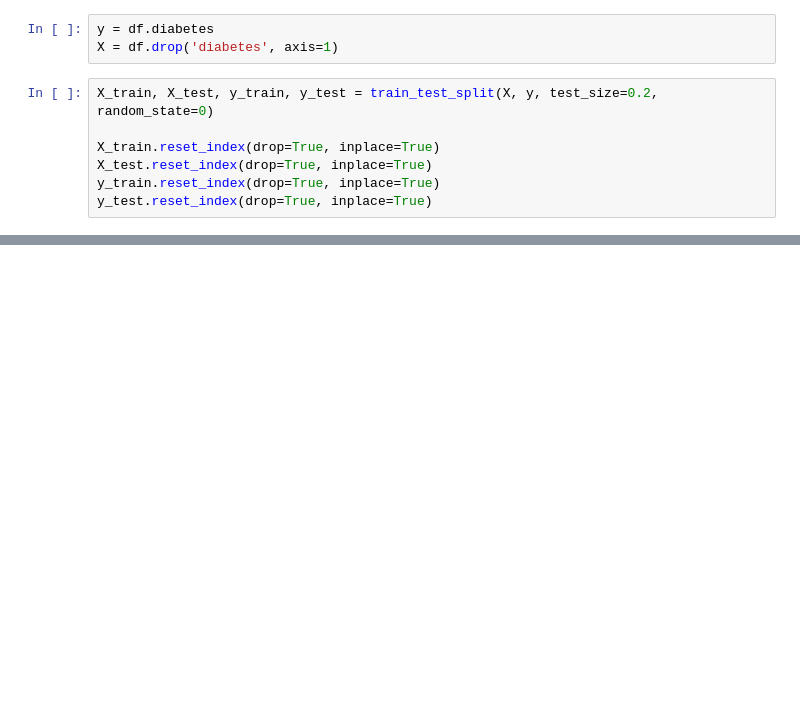
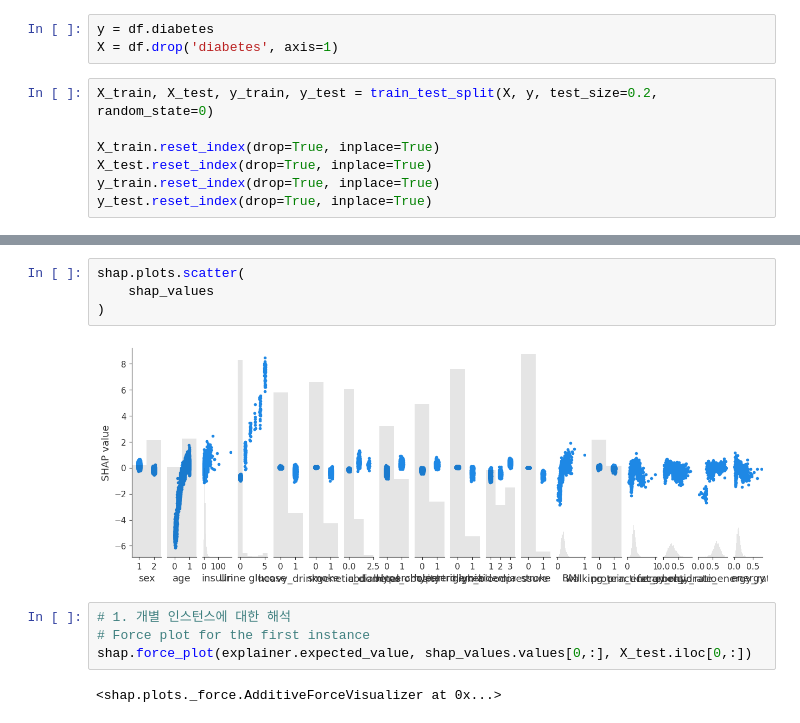
Before and after one commit to jhan0121/Independent-Capstone-Design, a Jupyter notebook: code/model_small.ipynb, the cells around one changed output, grey strips where cells are left out. Saved outputs shown, nothing was run; the diff lists cells and outputs as text; blank space fills up the shorter version.

```diff
--- a/code/model_small.ipynb
+++ b/code/model_small.ipynb
@@ -383,0 +227,12 @@ shap.summary_plot(shap_values, X_test, plot_type="bar")
+# %%
+shap.plots.scatter(
+    shap_values
+)
+# %% [output]
+[figure, added]
+# %%
+# 1. 개별 인스턴스에 대한 해석
+# Force plot for the first instance
+shap.force_plot(explainer.expected_value, shap_values.values[0,:], X_test.iloc[0,:])
+# %% [output]
+<shap.plots._force.AdditiveForceVisualizer at 0x...>
```
Also changed, not shown: parts of 27 cells of this notebook, 16 other files.
